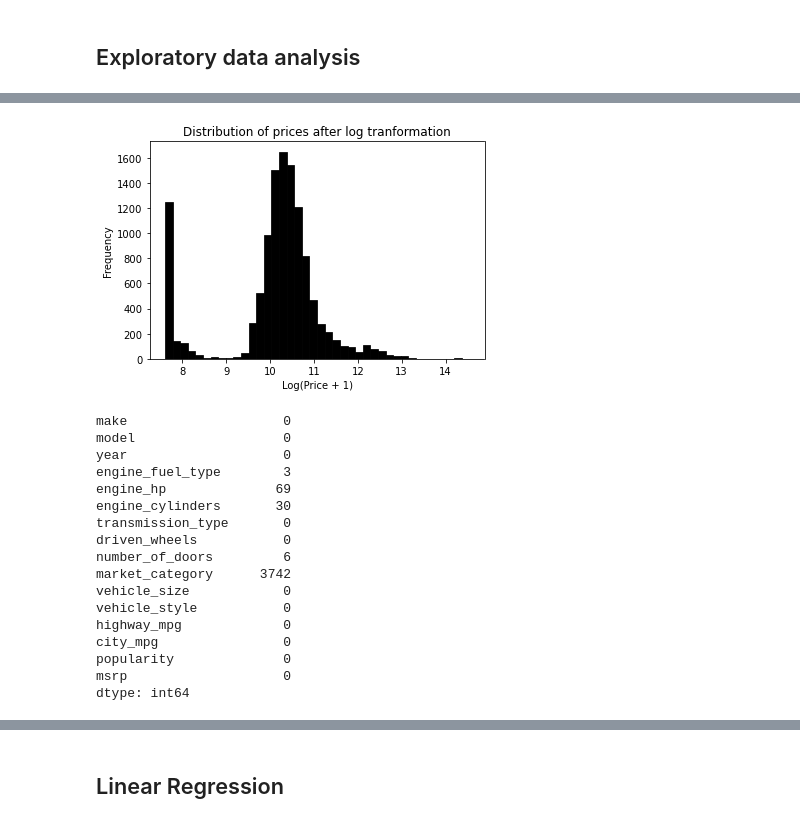
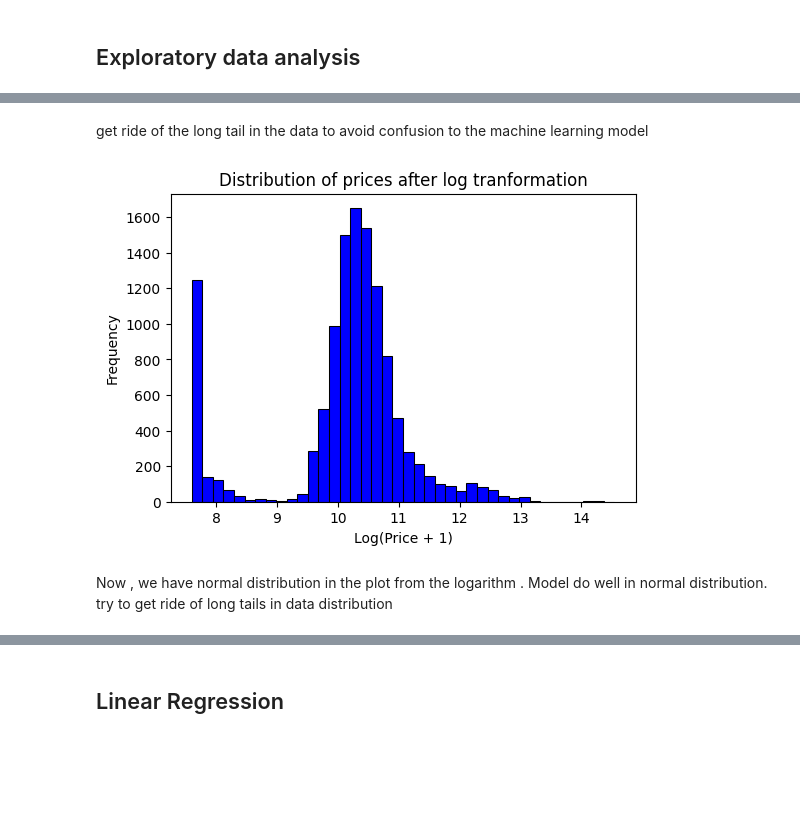
Before and after one commit to OG-Data-Ops/MLOps, a Jupyter notebook: 2-notebooks/02-carprice.ipynb, the cells around one changed output, grey strips where cells are left out. Drawn from its saved outputs; the diff is of its cells as text; code cells hidden in the pictures; blank space fills up the shorter version.

```diff
--- a/2-notebooks/02-carprice.ipynb
+++ b/2-notebooks/02-carprice.ipynb
@@ -76,33 +158,17 @@ plt.show()
+# %% [markdown]
+get ride of the long tail in the data to avoid confusion to the machine learning model
 # %%
 log_price = np.log1p(df.msrp)
 
 plt.figure(figsize=(6, 4))
 
-sns.histplot(log_price, bins=40, color='black', alpha=1)
+sns.histplot(log_price, bins=40, color='blue', alpha=1)
 plt.ylabel('Frequency')
 plt.xlabel('Log(Price + 1)')
 plt.title('Distribution of prices after log tranformation')
 
 plt.show()
 # %% [output]
-[figure, old version]
+[figure, new version]
-# %%
-df.isnull().sum()
-# %% [output]
-make                    0
-model                   0
-year                    0
-engine_fuel_type        3
-engine_hp              69
-engine_cylinders       30
-transmission_type       0
-driven_wheels           0
-number_of_doors         6
-market_category      3742
-vehicle_size            0
-vehicle_style           0
-highway_mpg             0
-city_mpg                0
-popularity              0
-msrp                    0
-dtype: int64
+# %% [markdown]
+Now , we have normal distribution in the plot from the logarithm . Model do well in normal distribution. try to get ride of long tails in data distribution
```
Also changed, not shown: parts of 18 cells of this notebook.
